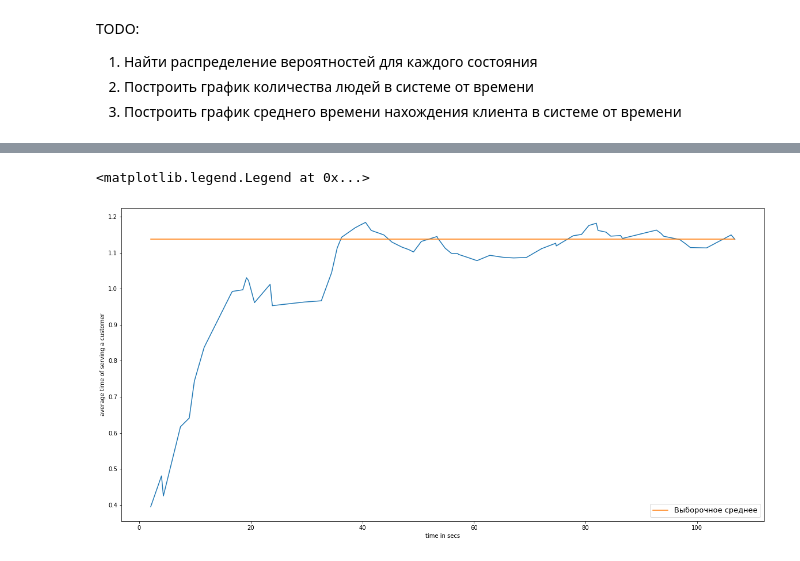
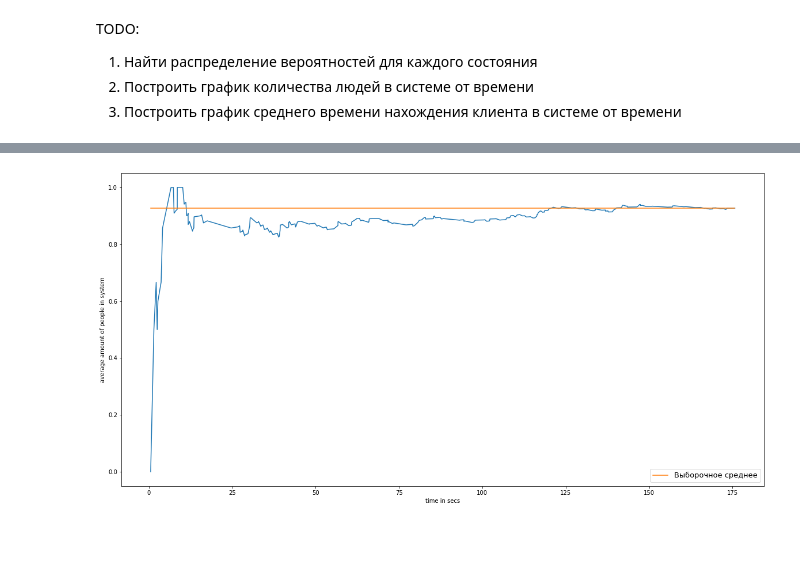
Before and after one commit to a13xbb/shoe-shine-shop, a Jupyter notebook: shop.ipynb, the cells around one changed output, grey strips where cells are left out. Saved outputs shown, nothing was run; the diff lists cells and outputs as text; code cells hidden in the pictures.

```diff
--- a/shop.ipynb
+++ b/shop.ipynb
@@ -65,9 +65,9 @@ class Chair2:
     def __init__(self):
         self.is_busy = False
 
-    def serving(self, client: Client):
+    def serving(self, client: Client, mu2):
         random.seed()
-        ksi = random.expovariate(MU2)
+        ksi = random.expovariate(mu2)
         self.is_busy = True
         if LOGGING:
             print(f'client {client.id} is starting serving on the 2 chair')
@@ -81,14 +81,14 @@ def append_timing(timings: list, state: str, time):
         timings.pop()
     timings.append((state, time))
 # %%
-def serving(client: Client, chair1: Chair1, chair2: Chair2, start_time):
+def serving(client: Client, chair1: Chair1, chair2: Chair2, start_time, mu1, mu2):
     # if LOGGING:
     #     print(f'CLIENT {client.id} STARTED SERVING')
     client.start_time = time.time() - start_time
 
     t = time.time() - start_time
     append_timing(timings, get_state(chair1, chair2), t)
-    t_1 = t+chair1.serving(client)
+    t_1 = t+chair1.serving(client, mu1)
     append_timing(timings, get_state(chair1, chair2), t_1)
 
     if not event.is_set():
@@ -105,7 +105,7 @@ def serving(client: Client, chair1: Chair1, chair2: Chair2, start_time):
     append_timing(timings, get_state(chair1, chair2), t)
     chair1.is_busy = False
     chair1.is_blocked = False
-    t_2 = t+chair2.serving(client)
+    t_2 = t+chair2.serving(client, mu2)
     append_timing(timings, get_state(chair1, chair2), t_2)
 
     chair2.is_busy = False
@@ -166,0 +203,12 @@ pi_b1 ~ 0.063
+# %%
+res = simulate(170, 1, 2, 2)
+# %%
+def plot_clients_avg(res, gt):
+    x = res['average_clients_plot'][0]
+    y = res['average_clients_plot'][1]
+    plt.figure(figsize=(20, 10))
+    plt.plot(x, y)
+    plt.plot(x, napas.full(len(x), napas.mean(res['states'])), label='Выборочное среднее')
+    plt.xlabel('time in secs')
+    plt.ylabel('average amount of people in system')
+    plt.legend(loc='lower right', fontsize=13)
@@ -209,10 +235,4 @@ for i, client in enumerate(clients_list):
-# %%
-plt.figure(figsize=(20, 10))
-plt.plot(x, y)
-plt.plot(x, napas.full(len(x), napas.mean(times)), label='Выборочное среднее')
-plt.xlabel('time in secs')
-plt.ylabel('average time of serving a customer')
-plt.legend(loc='lower right', fontsize=13)
-# %% [output]
-<matplotlib.legend.Legend at 0x...>
-[figure, removed]
+# %%
+plot_clients_avg(res, None)
+# %% [output]
+[figure, added]
```
Also changed, not shown: parts of 12 cells of this notebook.
